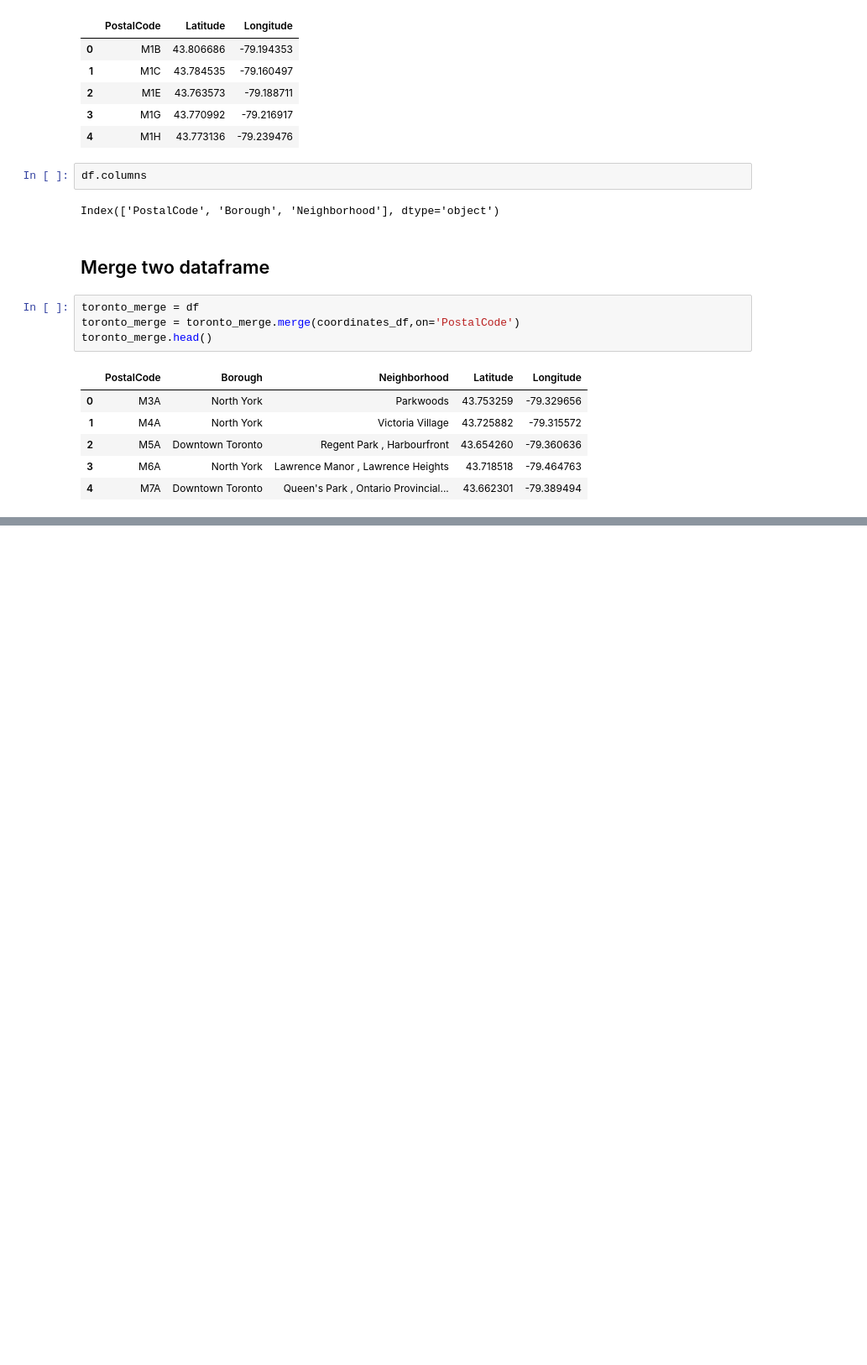
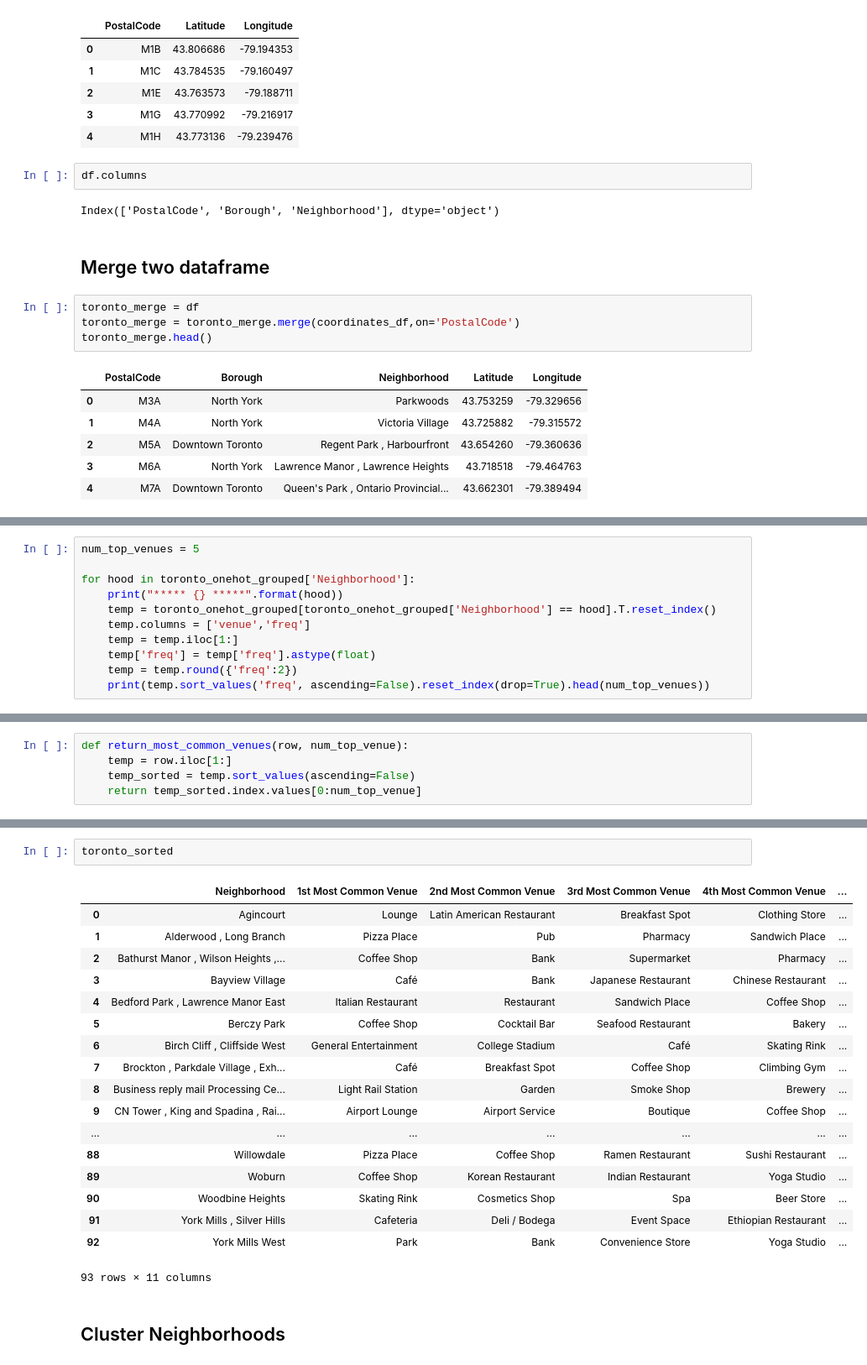
Before and after one commit to salin1988/Coursera_Capstone, a Jupyter notebook: toronto_merge_dataframe.ipynb, the cells around one changed output, grey strips where cells are left out. Shown at 84% size. Drawn from its saved outputs; the diff is of its cells as text; blank space fills up the shorter version.

```diff
--- a/toronto_merge_dataframe.ipynb
+++ b/toronto_merge_dataframe.ipynb
@@ -103,0 +455,11 @@ toronto_merge.head()
+# %%
+num_top_venues = 5
+
+for hood in toronto_onehot_grouped['Neighborhood']:
+    print("***** {} *****".format(hood))
+    temp = toronto_onehot_grouped[toronto_onehot_grouped['Neighborhood'] == hood].T.reset_index()
+    temp.columns = ['venue','freq']
+    temp = temp.iloc[1:]
+    temp['freq'] = temp['freq'].astype(float)
+    temp = temp.round({'freq':2})
+    print(temp.sort_values('freq', ascending=False).reset_index(drop=True).head(num_top_venues))
@@ -103,0 +486,5 @@ toronto_merge.head()
+# %%
+def return_most_common_venues(row, num_top_venue):
+    temp = row.iloc[1:]
+    temp_sorted = temp.sort_values(ascending=False)
+    return temp_sorted.index.values[0:num_top_venue]
@@ -103,0 +516,23 @@ toronto_merge.head()
+# %%
+toronto_sorted
+# %% [output]
+|  | Neighborhood | 1st Most Common Venue | 2nd Most Common Venue | 3rd Most Common Venue | 4th Most Common Venue | ... |
+| 0 | Agincourt | Lounge | Latin American Restaurant | Breakfast Spot | Clothing Store | ... |
+| 1 | Alderwood , Long Branch | Pizza Place | Pub | Pharmacy | Sandwich Place | ... |
+| 2 | Bathurst Manor , Wilson Heights ,... | Coffee Shop | Bank | Supermarket | Pharmacy | ... |
+| 3 | Bayview Village | Café | Bank | Japanese Restaurant | Chinese Restaurant | ... |
+| 4 | Bedford Park , Lawrence Manor East | Italian Restaurant | Restaurant | Sandwich Place | Coffee Shop | ... |
+| 5 | Berczy Park | Coffee Shop | Cocktail Bar | Seafood Restaurant | Bakery | ... |
+| 6 | Birch Cliff , Cliffside West | General Entertainment | College Stadium | Café | Skating Rink | ... |
+| 7 | Brockton , Parkdale Village , Exh... | Café | Breakfast Spot | Coffee Shop | Climbing Gym | ... |
+| 8 | Business reply mail Processing Ce... | Light Rail Station | Garden | Smoke Shop | Brewery | ... |
+| 9 | CN Tower , King and Spadina , Rai... | Airport Lounge | Airport Service | Boutique | Coffee Shop | ... |
+| ... | ... | ... | ... | ... | ... | ... |
+| 88 | Willowdale | Pizza Place | Coffee Shop | Ramen Restaurant | Sushi Restaurant | ... |
+| 89 | Woburn | Coffee Shop | Korean Restaurant | Indian Restaurant | Yoga Studio | ... |
+| 90 | Woodbine Heights | Skating Rink | Cosmetics Shop | Spa | Beer Store | ... |
+| 91 | York Mills , Silver Hills | Cafeteria | Deli / Bodega | Event Space | Ethiopian Restaurant | ... |
+| 92 | York Mills West | Park | Bank | Convenience Store | Yoga Studio | ... |
+93 rows × 11 columns
+# %% [markdown]
+ ## Cluster Neighborhoods
```
Also changed, not shown: parts of 68 cells of this notebook.
